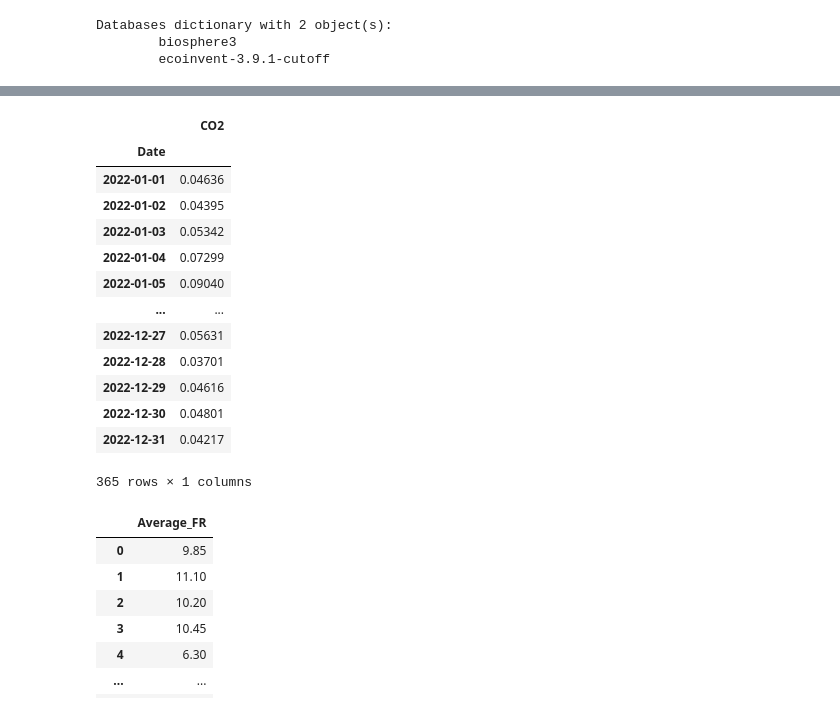
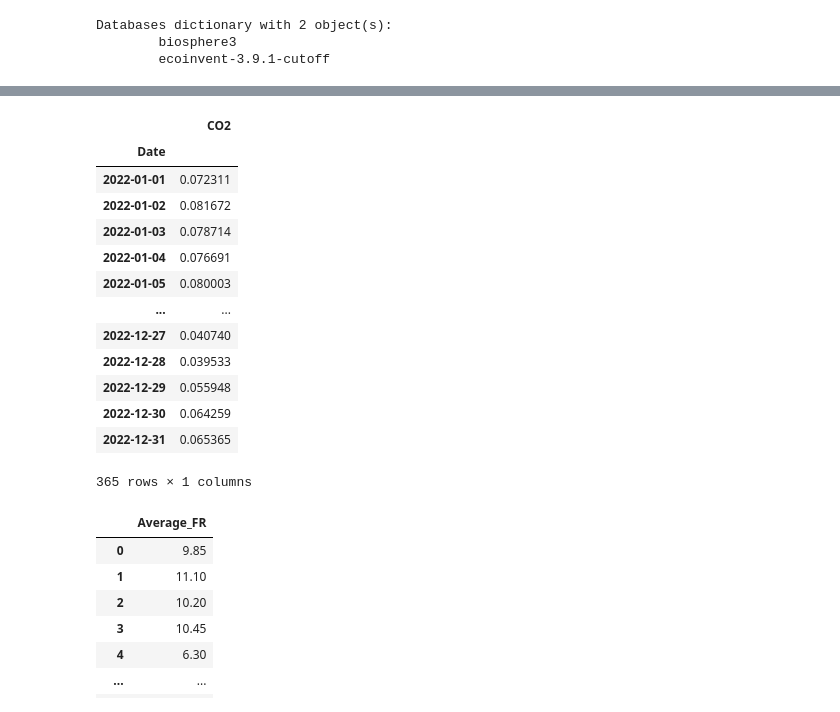
Before and after one commit to Dominik1207/K_ISS, a Jupyter notebook: Optimization.ipynb, the cells around one changed output, grey strips where cells are left out. Saved outputs shown, nothing was run; the diff lists cells and outputs as text; code cells hidden in the pictures.

```diff
--- a/Optimization.ipynb
+++ b/Optimization.ipynb
@@ -25,0 +187,12 @@ eidb = bw2data.Database("ecoinvent-3.9.1-cutoff")
+# %%
+year= 2022
+timestep = pd.Series(pd.date_range(start=f'{year}-01-01', end=f'{year}-12-31 23:00:00', freq='H'))
+dates = pd.date_range(start=f'{year}-01-01', end=f'{year}-12-31')
+num_repeats = 24
+
+df01=pd.DataFrame()
+df01['Timestamp']=timestep
+df01['Date']= pd.DataFrame(dates.repeat(num_repeats),columns=['date'])
+df01['Hour'] = pd.to_datetime(a['Timestamp']).dt.strftime('%H:%M:%S')
+df01['CO2']=the_dic[2022][0]#.reset_index(inplace=True)
+df01
@@ -106,3 +273,6 @@ grouped_data
 #charge= pd.read_csv('emobpy_timeseries_hourly.csv')#, usecols=["datetime", "Consumer_0_elec"])
 
 # ele_cons_day=18.58 #kWh of EV ID 80 of the 01/01/2020
+# %%
+test1=df01.set_index("Timestamp")
+test1#.drop(['Date','Hour'], axis=1)
@@ -109,3 +298,3 @@ grouped_data
 # %%
-test=a.set_index("Timestamp")
-test#.drop(['Date','Hour'], axis=1)
+# test=a.set_index("Timestamp")
+# test#.drop(['Date','Hour'], axis=1)
@@ -149,10 +323,10 @@ opt
 # Let's call it 'df'
 
 # Convert the index to a datetime object (if not already)
-test.index = pd.to_datetime(test.index)
+test1.index = pd.to_datetime(test.index)
 
 # Group the DataFrame by the date
-grouped = test.groupby(test.index.date)
+grouped = test1.groupby(test1.index.date)
 
 # Initialize empty lists to store the result
 dates = []
@@ -190,22 +364,22 @@ result_df["Lowest_CO2_Hour"]=result_df["Lowest_CO2_Hour"].replace(":00:00", "",
 # %%
 result_df["Lowest_CO2_Hour"]=result_df["Lowest_CO2_Hour"].astype(int)
 # %%
-pes= test.groupby("Date").max(numeric_only=True)
+pes= test1.groupby("Date").max(numeric_only=True)
 pes
 # %% [output]
 |  | CO2 |
 | Date |  |
-| 2022-01-01 | 0.04636 |
-| 2022-01-02 | 0.04395 |
-| 2022-01-03 | 0.05342 |
-| 2022-01-04 | 0.07299 |
-| 2022-01-05 | 0.09040 |
+| 2022-01-01 | 0.072311 |
+| 2022-01-02 | 0.081672 |
+| 2022-01-03 | 0.078714 |
+| 2022-01-04 | 0.076691 |
+| 2022-01-05 | 0.080003 |
 | ... | ... |
-| 2022-12-27 | 0.05631 |
-| 2022-12-28 | 0.03701 |
-| 2022-12-29 | 0.04616 |
-| 2022-12-30 | 0.04801 |
-| 2022-12-31 | 0.04217 |
+| 2022-12-27 | 0.040740 |
+| 2022-12-28 | 0.039533 |
+| 2022-12-29 | 0.055948 |
+| 2022-12-30 | 0.064259 |
+| 2022-12-31 | 0.065365 |
 365 rows × 1 columns
 # %%
 temp = pd.read_csv('Temperature_France_2022.csv', usecols=["Average_FR"])
```
Also changed, not shown: parts of 34 cells of this notebook.
